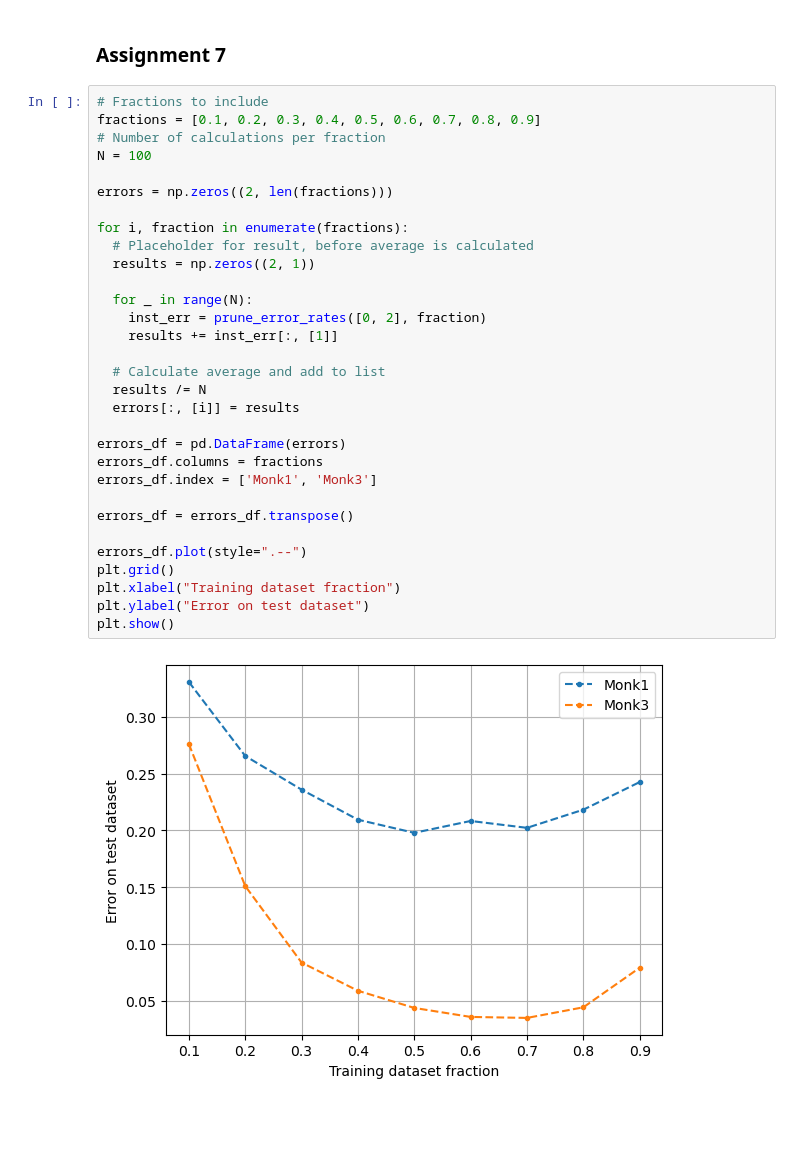
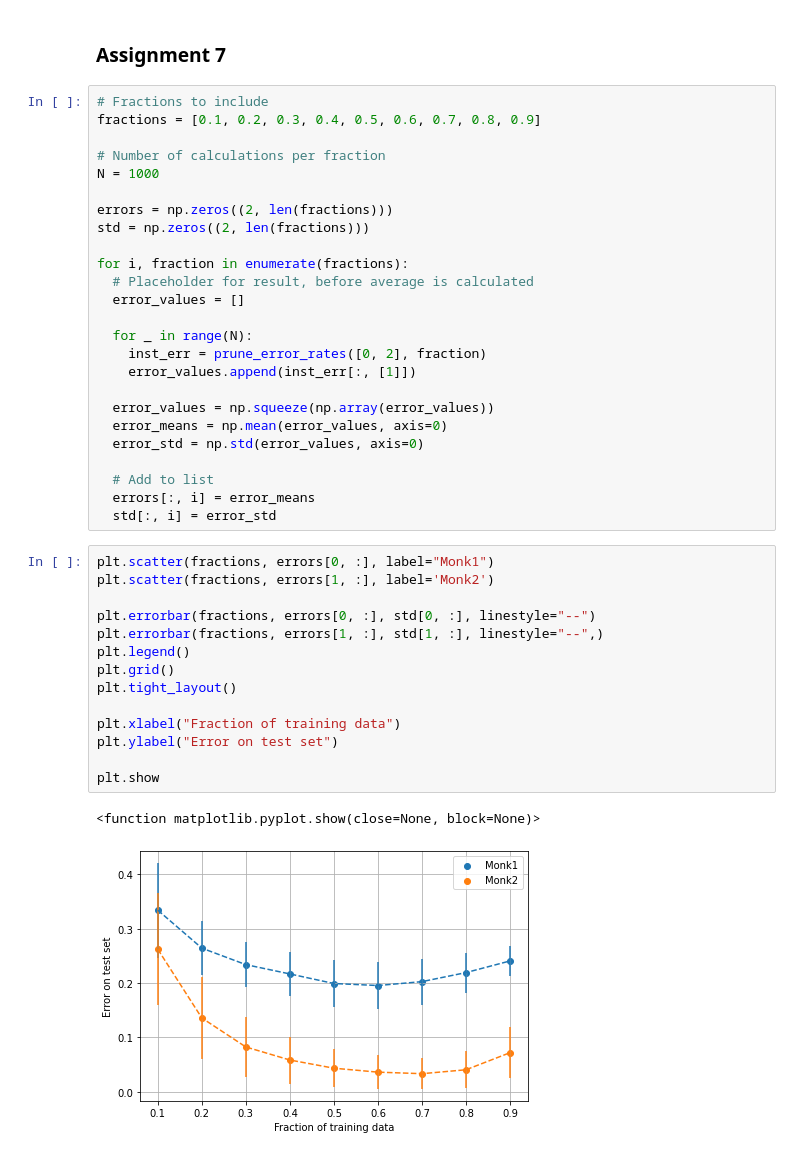
Before and after one commit to ermas3/Machine-Learning-Lab-1, a Jupyter notebook: python/Assignments.ipynb, the cells around one changed output. Saved outputs shown, nothing was run; the diff lists cells and outputs as text; blank space fills up the shorter version.

Commit message:
Fix errorbar assignment 7

```diff
--- a/python/Assignments.ipynb
+++ b/python/Assignments.ipynb
@@ -216,33 +215,42 @@ With pruning, the complexity of the model is decreased. This improves test data
 # %%
 # Fractions to include
 fractions = [0.1, 0.2, 0.3, 0.4, 0.5, 0.6, 0.7, 0.8, 0.9]
+
 # Number of calculations per fraction
-N = 100
+N = 1000
 
 errors = np.zeros((2, len(fractions)))
+std = np.zeros((2, len(fractions)))
 
 for i, fraction in enumerate(fractions):
   # Placeholder for result, before average is calculated
-  results = np.zeros((2, 1))
+  error_values = []
 
   for _ in range(N):
     inst_err = prune_error_rates([0, 2], fraction)
-    results += inst_err[:, [1]]
+    error_values.append(inst_err[:, [1]])
 
-  # Calculate average and add to list
-  results /= N
-  errors[:, [i]] = results
+  error_values = np.squeeze(np.array(error_values))
+  error_means = np.mean(error_values, axis=0)
+  error_std = np.std(error_values, axis=0)
 
-errors_df = pd.DataFrame(errors)
-errors_df.columns = fractions
-errors_df.index = ['Monk1', 'Monk3']
-
-errors_df = errors_df.transpose()
-
-errors_df.plot(style=".--")
-plt.grid()
-plt.xlabel("Training dataset fraction")
-plt.ylabel("Error on test dataset")
-plt.show()
+  # Add to list
+  errors[:, i] = error_means
+  std[:, i] = error_std
-# %% [output]
-[figure, removed]
+# %%
+plt.scatter(fractions, errors[0, :], label="Monk1")
+plt.scatter(fractions, errors[1, :], label='Monk2')
+
+plt.errorbar(fractions, errors[0, :], std[0, :], linestyle="--")
+plt.errorbar(fractions, errors[1, :], std[1, :], linestyle="--",)
+plt.legend()
+plt.grid()
+plt.tight_layout()
+
+plt.xlabel("Fraction of training data")
+plt.ylabel("Error on test set")
+
+plt.show
+# %% [output]
+<function matplotlib.pyplot.show(close=None, block=None)>
+[figure, added]
```
Also changed, not shown: parts of 4 cells of this notebook.
